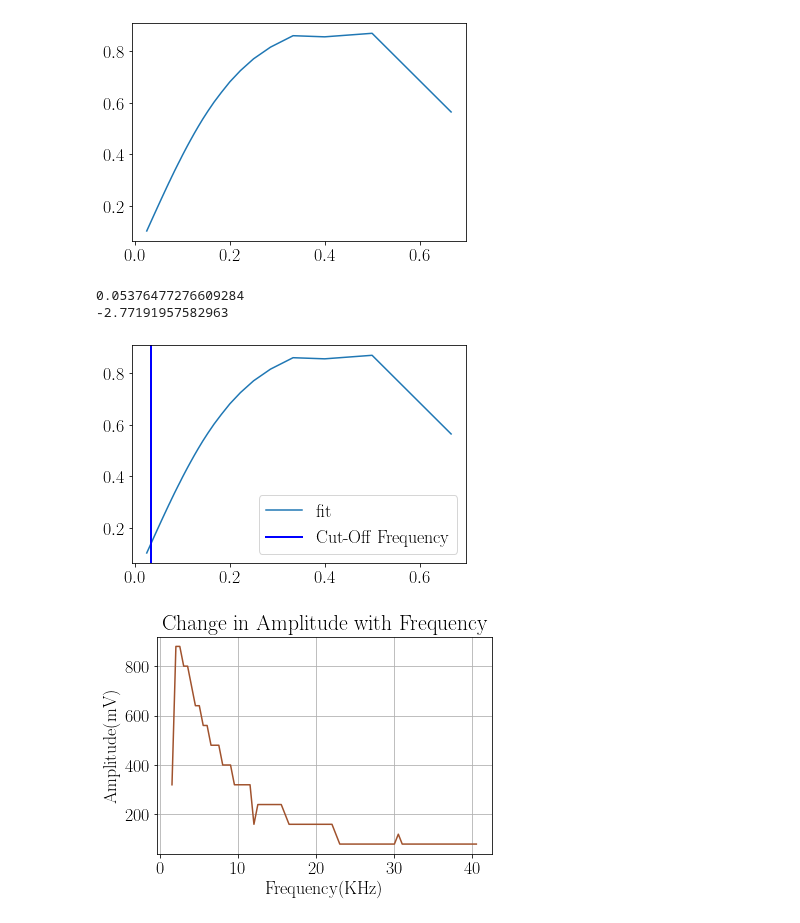
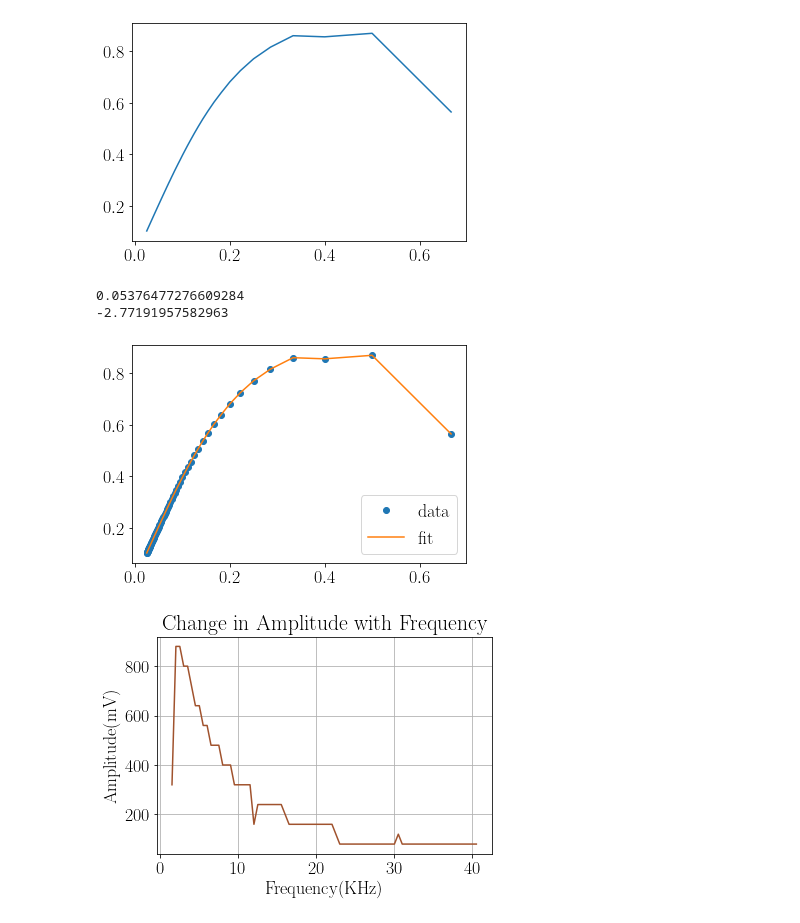
Before and after one commit to aaronkebede/PHY220, a Jupyter notebook: project-one/v2/plots.ipynb, the cells around one changed output. Saved outputs shown, nothing was run; the diff lists cells and outputs as text; code cells hidden in the pictures.

```diff
--- a/project-one/v2/plots.ipynb
+++ b/project-one/v2/plots.ipynb
@@ -58,28 +59,27 @@ time = 1/ lfa_frequency
 # %%
 from scipy.optimize import curve_fit
 def Gauss(x, A, B):
     y = A*np.exp(-1*B*x**2)
     return y
 parameters, covariance = curve_fit(Gauss, lfa_amplitude, time)
 fit_A = parameters[0]
 fit_B = parameters[1]
 print(fit_A)
 print(fit_B)
 
 fit_y = Gauss(time, fit_A, fit_B)
-#plt.plot(time, lfa_amplitude, 'o', label='data')
+plt.plot(time, lfa_amplitude, 'o', label='data')
 plt.plot(time, lfa_amplitude, '-', label='fit')
-#plt.xlim(0,0.3)
-plt.axvline(x=0.032999999999999995, c='blue', lw='2', label="Cut-Off Frequency")
+#plt.axvline(x=0.032999999999999995, c='blue', lw='2', label="Cut-Off Frequency")
 plt.legend()
 
 tau = 0.032999999999999995
 #plt.plot(fa_amplitude, '--')
 #plt.axvline(x=4.82, c='blue', lw='2', label="Cut-Off Frequency")
 # %% [output]
 0.05376477276609284
 -2.77191957582963
-[figure, old version]
+[figure, new version]
 # %%
 #Start Plots
 
```
Also changed, not shown: parts of 1 cell of this notebook, 1 other file.
